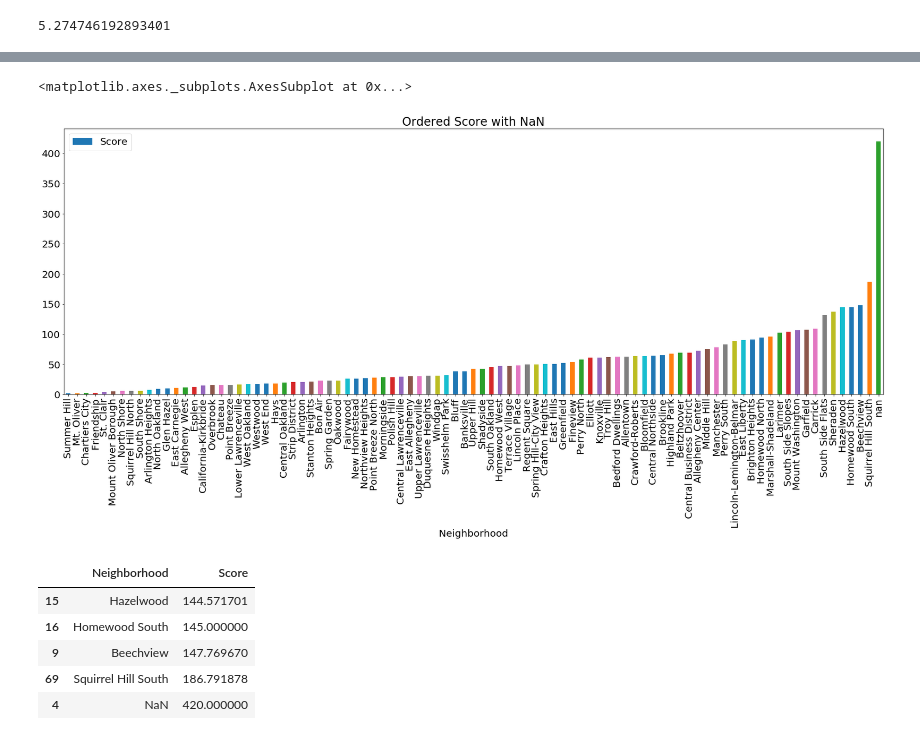
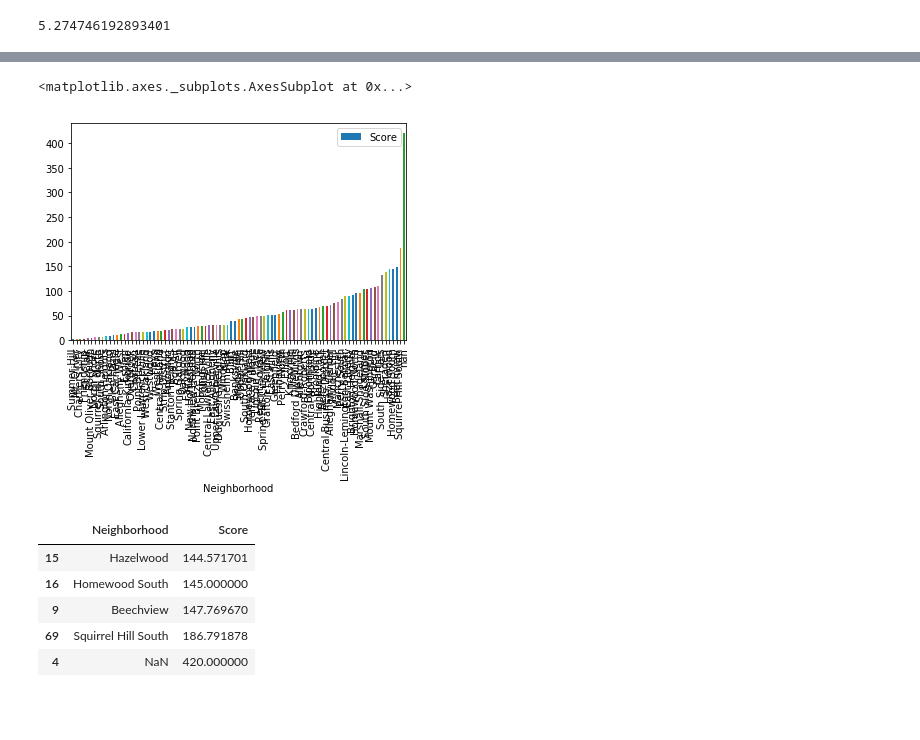
Before and after one commit to djb179/Playground-Penguins, a Jupyter notebook: main.ipynb, the cells around one changed output, grey strips where cells are left out. Drawn from its saved outputs; the diff is of its cells as text; code cells hidden in the pictures; blank space fills up the shorter version.

```diff
--- a/main.ipynb
+++ b/main.ipynb
@@ -85,8 +81,8 @@ df.plot.bar(figsize = (30,10), x = 'Neighborhood', y = 'Score', title = "Neighbo
 # %%
-df = df.sort_values('Score') #sorting the dataframe by score from lowest to highest.
-df.plot.bar(figsize = (30,10), x = 'Neighborhood', y = 'Score', title = "Ordered Score with NaN") #graphing the sorted graph.
+df = df.sort_values('Score')
+df.plot.bar(x = 'Neighborhood', y = 'Score')
 ##Graph mat plotlib
 # %% [output]
 <matplotlib.axes._subplots.AxesSubplot at 0x...>
-[figure, old version]
+[figure, new version]
 # %%
```
Also changed, not shown: parts of 14 cells of this notebook.
